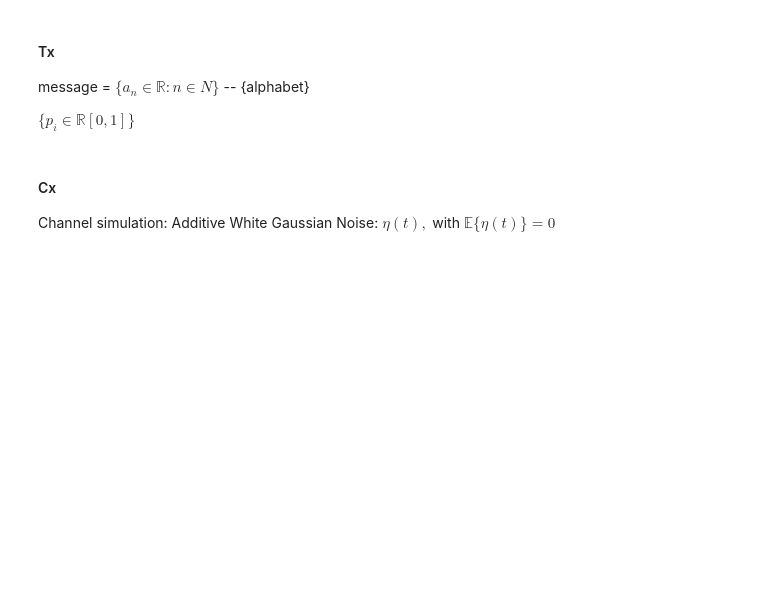
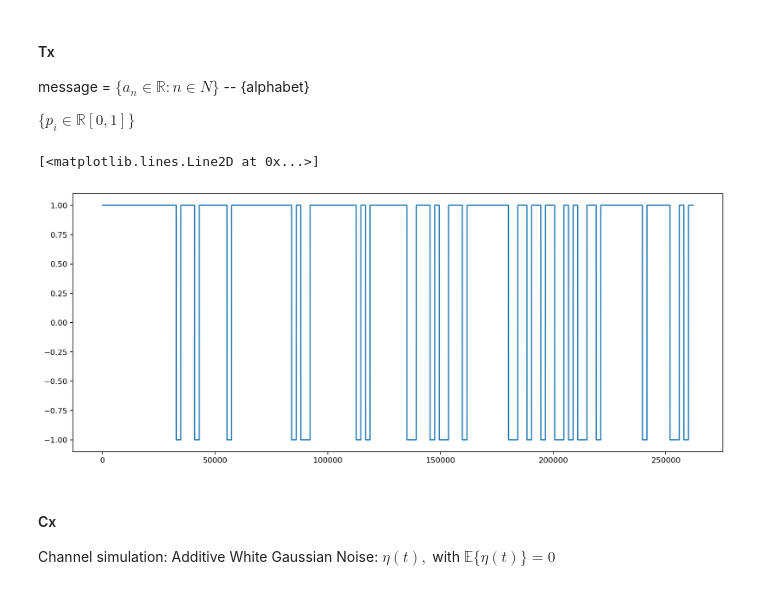
Before and after one commit to JCardenas05/Teoria_Se-ales, a Jupyter notebook: Taller_4/Taller_4.ipynb, the cells around one changed output. Saved outputs shown, nothing was run; the diff lists cells and outputs as text; code cells hidden in the pictures; blank space fills up the shorter version.

```diff
--- a/Taller_4/Taller_4.ipynb
+++ b/Taller_4/Taller_4.ipynb
@@ -138,6 +138,11 @@ data = np.random.choice([a0, a1], size=Nsymbols, p=[p_0, p_1])
 # Repite cada símbolo según el número de muestras por símbolo
 data = np.concatenate([[v]*Nsamples for v in data])
 message = data  # Almacena la secuencia completa en la variable 'message'
+# %%
+plt.plot(message)
+# %% [output]
+[<matplotlib.lines.Line2D at 0x...>]
+[figure, added]
 # %% [markdown]
 #### Cx
 Channel simulation: Additive White Gaussian Noise: $\eta(t),$ with $\mathbb{E}\{\eta(t)\}=0$
```
Also changed, not shown: parts of 1 cell of this notebook.
